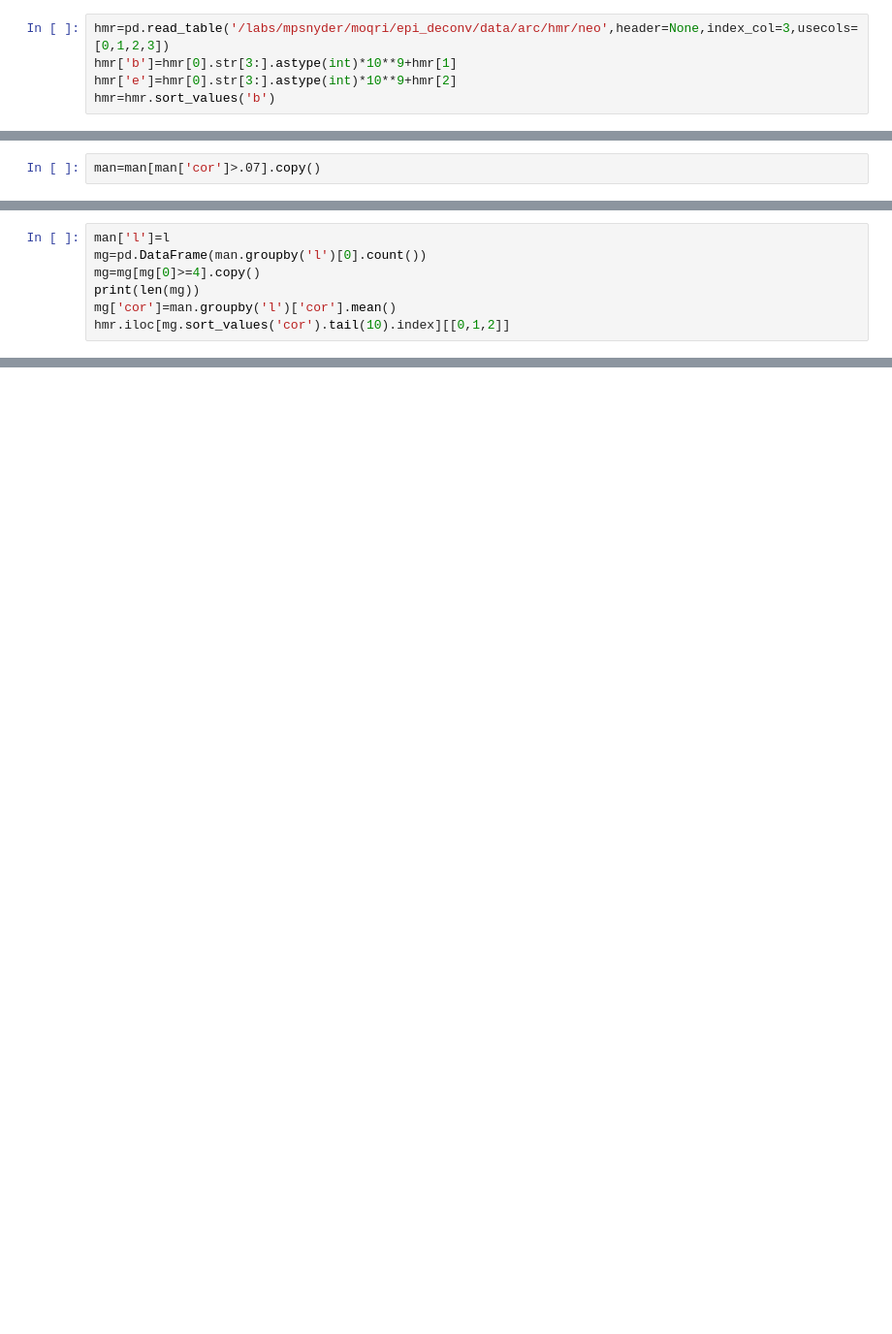
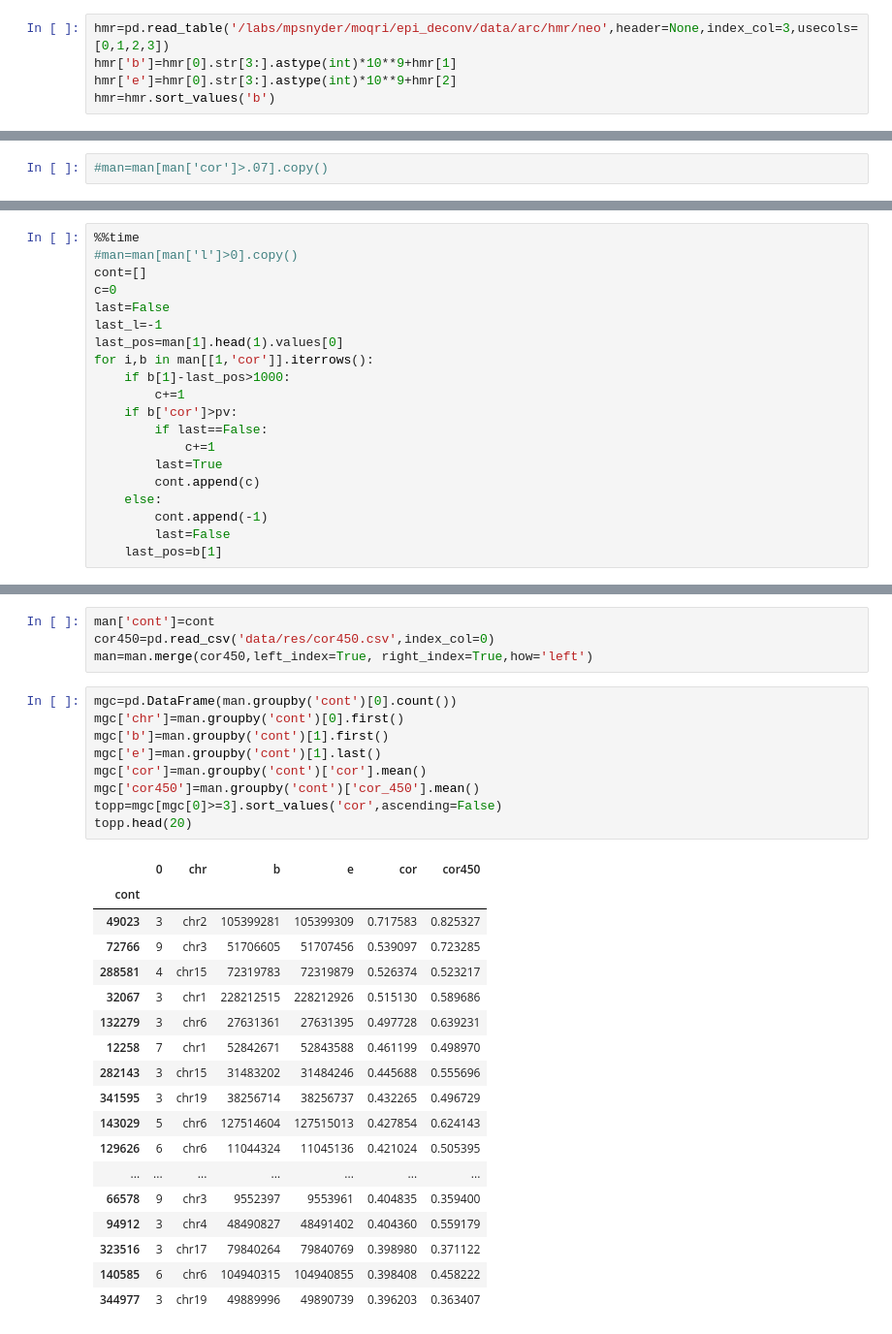
Before and after one commit to moqri/epi_deconv, a Jupyter notebook: epic.ipynb, the cells around one changed output, grey strips where cells are left out. Shown: that part at 97% size. Cells and saved outputs as stored; diff of their text form; blank space fills up the shorter version.

```diff
--- a/epic.ipynb
+++ b/epic.ipynb
@@ -35,2 +48,2 @@ PearsonRResult(statistic=0.05700003974028146, pvalue=0.10828807403539563)
 # %%
-man=man[man['cor']>.07].copy()
+#man=man[man['cor']>.07].copy()
@@ -59,7 +49,0 @@ Wall time: 3.53 s
-# %%
-man['l']=l
-mg=pd.DataFrame(man.groupby('l')[0].count())
-mg=mg[mg[0]>=4].copy()
-print(len(mg))
-mg['cor']=man.groupby('l')['cor'].mean()
-hmr.iloc[mg.sort_values('cor').tail(10).index][[0,1,2]]
@@ -143,0 +50,20 @@ topl[topl['chr']=='chr2'].tail(10)
+# %%
+%%time
+#man=man[man['l']>0].copy()
+cont=[]
+c=0
+last=False
+last_l=-1
+last_pos=man[1].head(1).values[0]
+for i,b in man[[1,'cor']].iterrows():
+    if b[1]-last_pos>1000:
+        c+=1
+    if b['cor']>pv:
+        if last==False:
+            c+=1
+        last=True
+        cont.append(c)
+    else:
+        cont.append(-1)
+        last=False
+    last_pos=b[1]
@@ -143,0 +73,32 @@ topl[topl['chr']=='chr2'].tail(10)
+# %%
+man['cont']=cont
+cor450=pd.read_csv('data/res/cor450.csv',index_col=0)
+man=man.merge(cor450,left_index=True, right_index=True,how='left')
+# %%
+mgc=pd.DataFrame(man.groupby('cont')[0].count())
+mgc['chr']=man.groupby('cont')[0].first()
+mgc['b']=man.groupby('cont')[1].first()
+mgc['e']=man.groupby('cont')[1].last()
+mgc['cor']=man.groupby('cont')['cor'].mean()
+mgc['cor450']=man.groupby('cont')['cor_450'].mean()
+topp=mgc[mgc[0]>=3].sort_values('cor',ascending=False)
+topp.head(20)
+# %% [output]
+|  | 0 | chr | b | e | cor | cor450 |
+| cont |  |  |  |  |  |  |
+| 49023 | 3 | chr2 | 105399281 | 105399309 | 0.717583 | 0.825327 |
+| 72766 | 9 | chr3 | 51706605 | 51707456 | 0.539097 | 0.723285 |
+| 288581 | 4 | chr15 | 72319783 | 72319879 | 0.526374 | 0.523217 |
+| 32067 | 3 | chr1 | 228212515 | 228212926 | 0.515130 | 0.589686 |
+| 132279 | 3 | chr6 | 27631361 | 27631395 | 0.497728 | 0.639231 |
+| 12258 | 7 | chr1 | 52842671 | 52843588 | 0.461199 | 0.498970 |
+| 282143 | 3 | chr15 | 31483202 | 31484246 | 0.445688 | 0.555696 |
+| 341595 | 3 | chr19 | 38256714 | 38256737 | 0.432265 | 0.496729 |
+| 143029 | 5 | chr6 | 127514604 | 127515013 | 0.427854 | 0.624143 |
+| 129626 | 6 | chr6 | 11044324 | 11045136 | 0.421024 | 0.505395 |
+| ... | ... | ... | ... | ... | ... | ... |
+| 66578 | 9 | chr3 | 9552397 | 9553961 | 0.404835 | 0.359400 |
+| 94912 | 3 | chr4 | 48490827 | 48491402 | 0.404360 | 0.559179 |
+| 323516 | 3 | chr17 | 79840264 | 79840769 | 0.398980 | 0.371122 |
+| 140585 | 6 | chr6 | 104940315 | 104940855 | 0.398408 | 0.458222 |
+| 344977 | 3 | chr19 | 49889996 | 49890739 | 0.396203 | 0.363407 |
```
Also changed, not shown: parts of 21 cells of this notebook, 2 other files.
